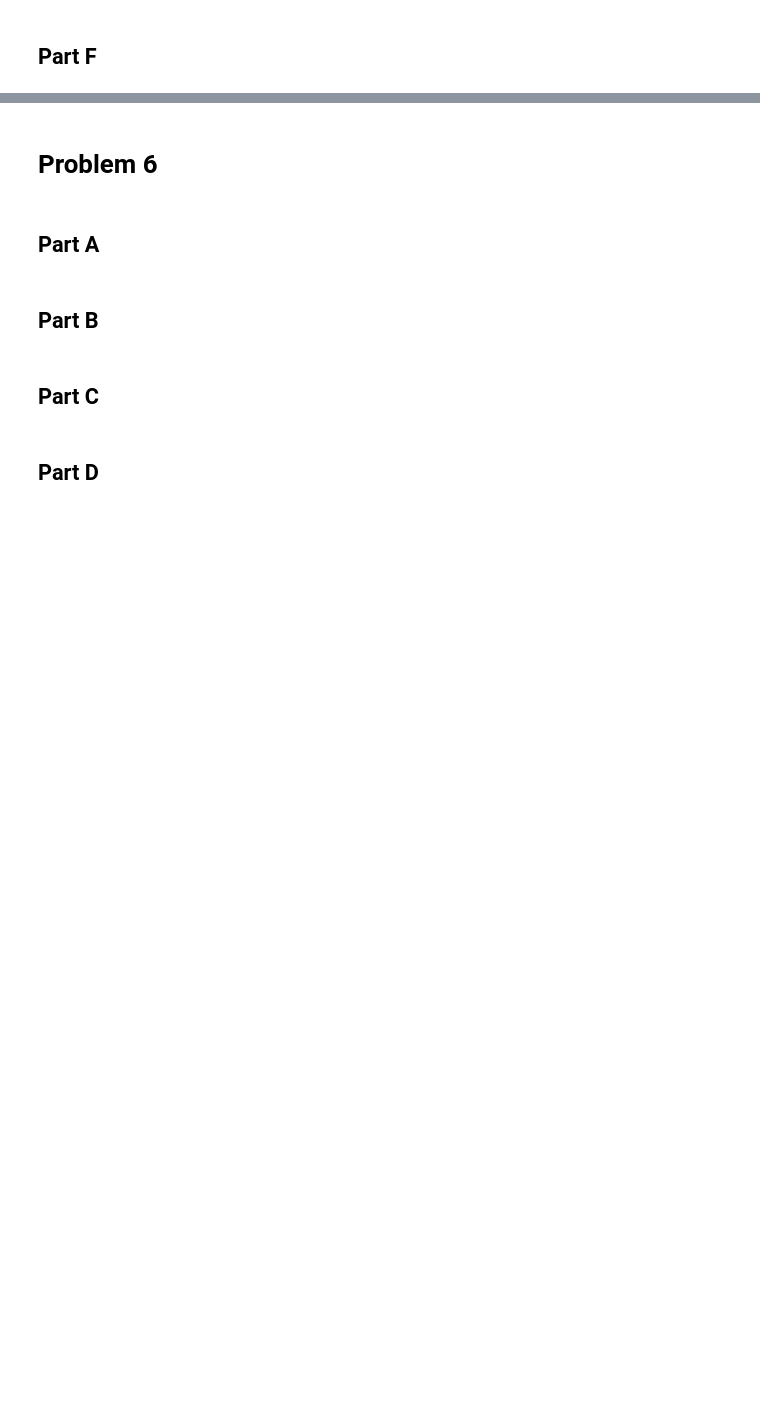
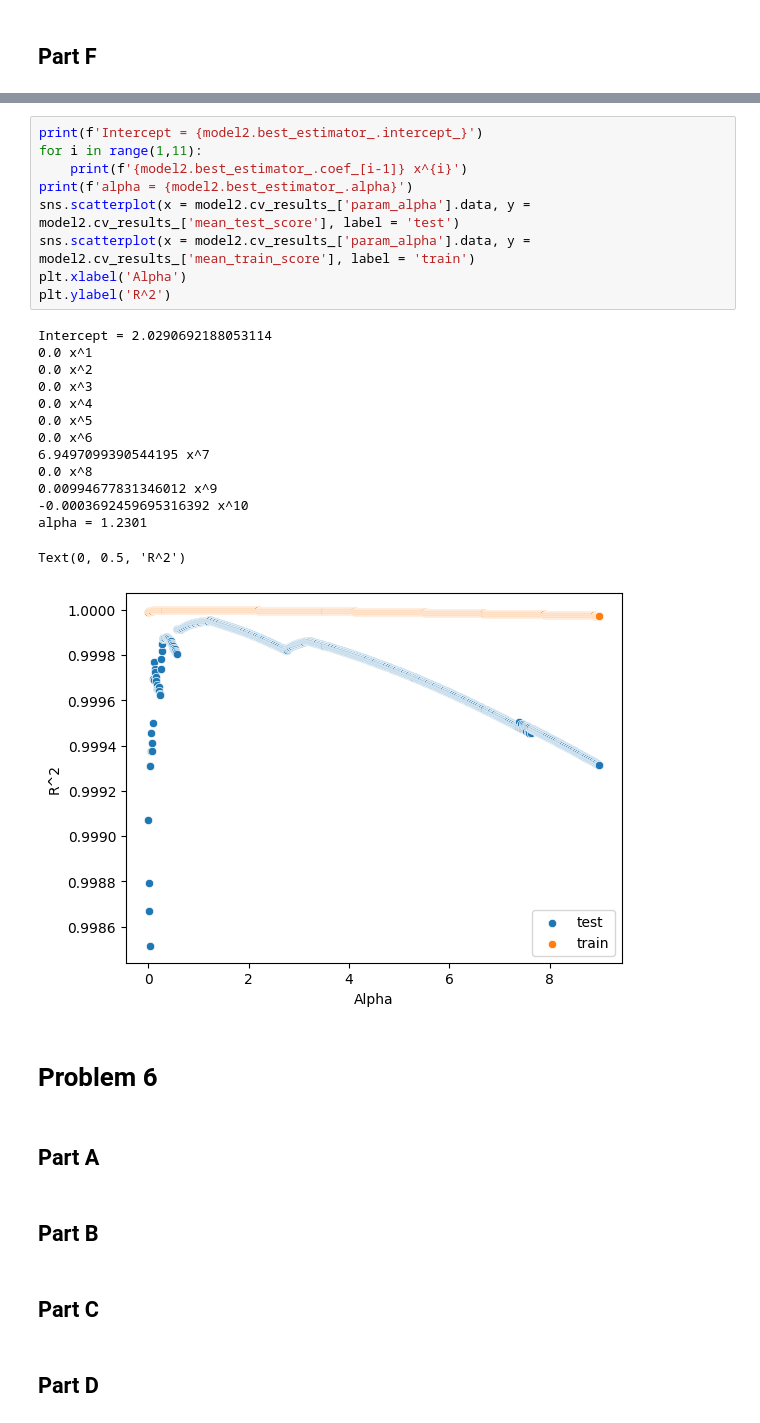
Before and after one commit to akp2003/Machine_Learning_Exercises, a Jupyter notebook: HW3/HW3.ipynb, the cells around one changed output, grey strips where cells are left out. Saved outputs shown, nothing was run; the diff lists cells and outputs as text; blank space fills up the shorter version.

```diff
--- a/HW3/HW3.ipynb
+++ b/HW3/HW3.ipynb
@@ -603,3 +809,27 @@ for i in range(2,11):
+# %%
+print(f'Intercept = {model2.best_estimator_.intercept_}')
+for i in range(1,11):
+    print(f'{model2.best_estimator_.coef_[i-1]} x^{i}')
+print(f'alpha = {model2.best_estimator_.alpha}')
+sns.scatterplot(x = model2.cv_results_['param_alpha'].data, y = model2.cv_results_['mean_test_score'], label = 'test')
+sns.scatterplot(x = model2.cv_results_['param_alpha'].data, y = model2.cv_results_['mean_train_score'], label = 'train')
+plt.xlabel('Alpha')
+plt.ylabel('R^2')
+# %% [output]
+Intercept = 2.0290692188053114
+0.0 x^1
+0.0 x^2
+0.0 x^3
+0.0 x^4
+0.0 x^5
+0.0 x^6
+6.9497099390544195 x^7
+0.0 x^8
+0.00994677831346012 x^9
+-0.0003692459695316392 x^10
+alpha = 1.2301
+Text(0, 0.5, 'R^2')
+[figure, added]
 # %% [markdown]
 # Problem 6
 # %% [markdown]
```
Also changed, not shown: parts of 23 cells of this notebook.
